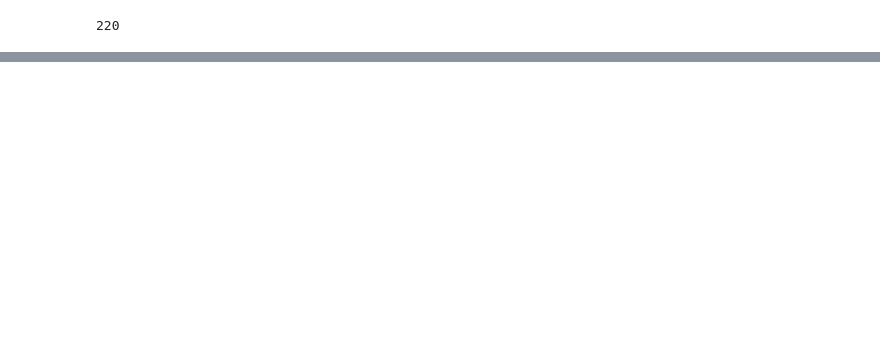
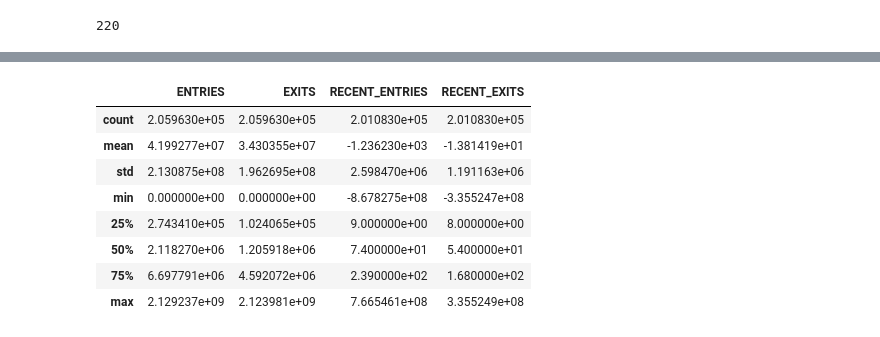
Before and after one commit to alexmuhr/metis_project_1, a Jupyter notebook: turnstile_data.ipynb, the cells around one changed output, grey strips where cells are left out. Saved outputs shown, nothing was run; the diff lists cells and outputs as text; code cells hidden in the pictures; blank space fills up the shorter version.

```diff
--- a/turnstile_data.ipynb
+++ b/turnstile_data.ipynb
@@ -112,0 +138,12 @@ len(turnstile['SCP'].unique())
+# %%
+turnstile.describe()
+# %% [output]
+|  | ENTRIES | EXITS | RECENT_ENTRIES | RECENT_EXITS |
+| count | 2.059630e+05 | 2.059630e+05 | 2.010830e+05 | 2.010830e+05 |
+| mean | 4.199277e+07 | 3.430355e+07 | -1.236230e+03 | -1.381419e+01 |
+| std | 2.130875e+08 | 1.962695e+08 | 2.598470e+06 | 1.191163e+06 |
+| min | 0.000000e+00 | 0.000000e+00 | -8.678275e+08 | -3.355247e+08 |
+| 25% | 2.743410e+05 | 1.024065e+05 | 9.000000e+00 | 8.000000e+00 |
+| 50% | 2.118270e+06 | 1.205918e+06 | 7.400000e+01 | 5.400000e+01 |
+| 75% | 6.697791e+06 | 4.592072e+06 | 2.390000e+02 | 1.680000e+02 |
+| max | 2.129237e+09 | 2.123981e+09 | 7.665461e+08 | 3.355249e+08 |
```
Also changed, not shown: parts of 4 cells of this notebook.
